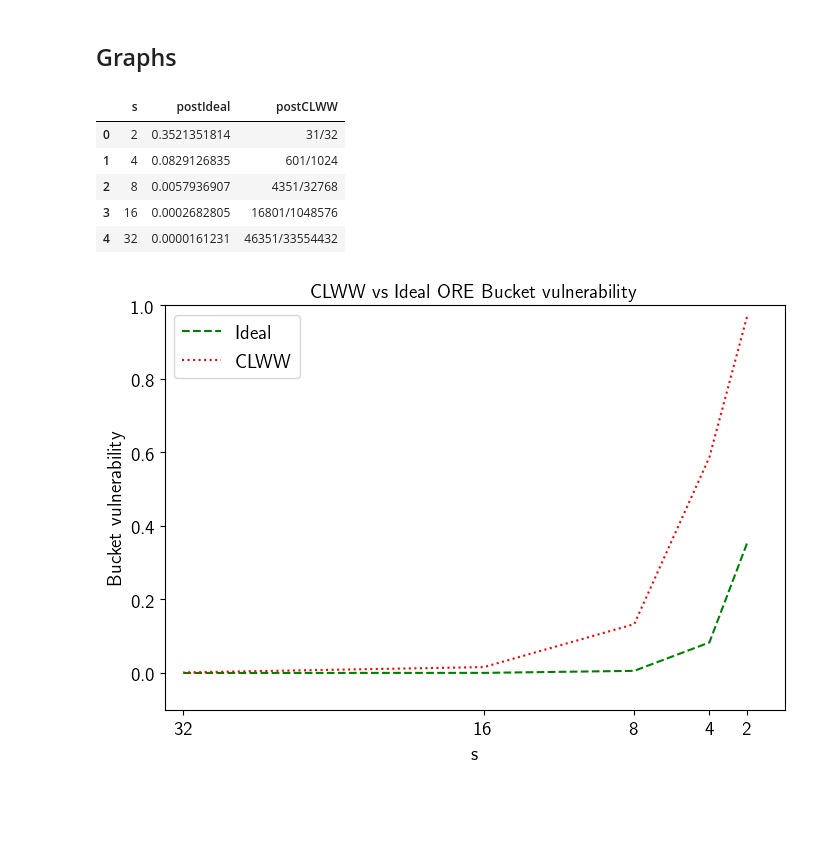
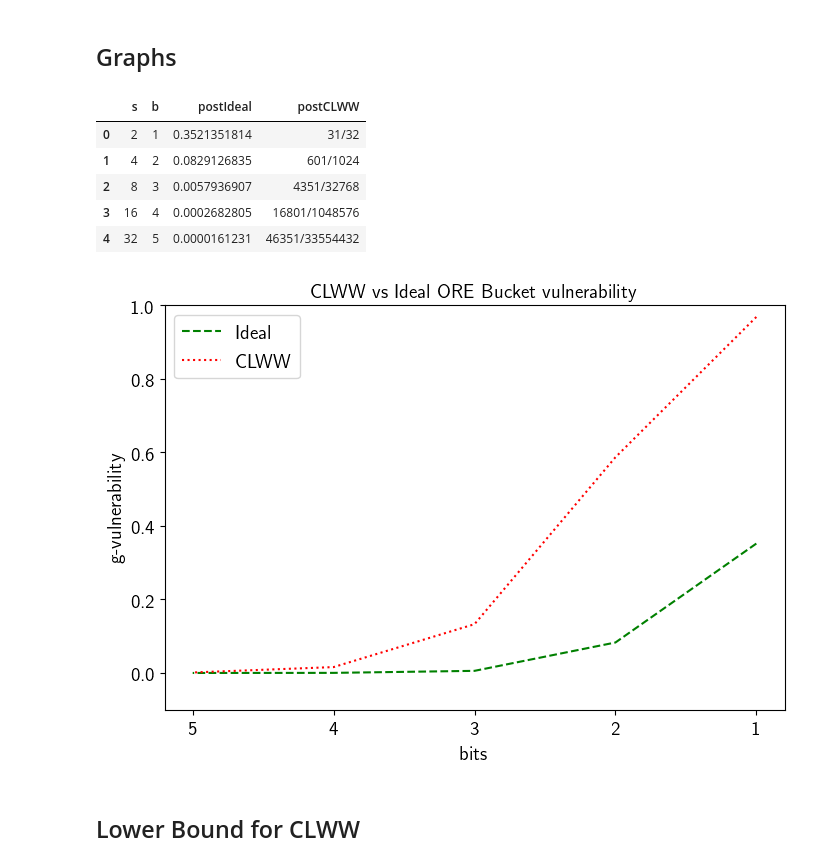
Before and after one commit to majk12/ore, a Jupyter notebook: Bucket.ipynb, the cells around one changed output. Saved outputs shown, nothing was run; the diff lists cells and outputs as text; code cells hidden in the pictures; blank space fills up the shorter version.

Commit message:
bounds w graphs

```diff
--- a/Bucket.ipynb
+++ b/Bucket.ipynb
@@ -81,6 +82,7 @@ rc_fonts = {
 mpl.rcParams.update(rc_fonts)
 # %%
 s_list = [2, 4, 8, 16, 32]
+b_list = [1, 2, 3, 4, 5]
 Ideal_list = [738481/2097152, 347761/4194304, 48601/8388608, 4501/16777216, 541/33554432]
 CLWW_list = []
 n = 5
@@ -101,6 +103,7 @@ clww = uni_ore_clww_bayes(n, k, M)
 CLWW_list.append(clww)
 s_df = pd.DataFrame(
         {'s':s_list,
+         'b':b_list,
          'postIdeal':Ideal_list,
          'postCLWW': CLWW_list
         }
@@ -108,32 +111,32 @@ s_df = pd.DataFrame(
 # %%
 s_df
 # %% [output]
-|  | s | postIdeal | postCLWW |
-| 0 | 2 | 0.3521351814 | 31/32 |
-| 1 | 4 | 0.0829126835 | 601/1024 |
-| 2 | 8 | 0.0057936907 | 4351/32768 |
-| 3 | 16 | 0.0002682805 | 16801/1048576 |
-| 4 | 32 | 0.0000161231 | 46351/33554432 |
+|  | s | b | postIdeal | postCLWW |
+| 0 | 2 | 1 | 0.3521351814 | 31/32 |
+| 1 | 4 | 2 | 0.0829126835 | 601/1024 |
+| 2 | 8 | 3 | 0.0057936907 | 4351/32768 |
+| 3 | 16 | 4 | 0.0002682805 | 16801/1048576 |
+| 4 | 32 | 5 | 0.0000161231 | 46351/33554432 |
 # %%
-def graph_it_bucket(s_range, df):
+def graph_it_bucket(df):
     ax = plt.figure().gca()
-    plt.plot('s', 'postIdeal',
+    plt.plot('b', 'postIdeal',
              color='green',
              data=df,
              linestyle='--',
              marker='',
              label="Ideal")
-    plt.plot('s', 'postCLWW',
+    plt.plot('b', 'postCLWW',
              color='red',
              data=df,
              linestyle='dotted',
              marker='',
              label="CLWW")
-    plt.xlabel('s')
-    plt.xticks(df['s'])
-    plt.xlim(left = 0, right = s_range+1)
+    plt.xlabel('bits')
+    plt.xticks(df['b'])
+    #plt.xlim(left = 0, right = s_range+1)
     plt.gca().invert_xaxis()
-    plt.ylabel('Bucket vulnerability')
+    plt.ylabel('g-vulnerability')
     plt.ylim(bottom=-.1, top = 1)
 
     plt.title('CLWW vs Ideal ORE Bucket vulnerability')
@@ -141,6 +144,8 @@ def graph_it_bucket(s_range, df):
     plt.show()
     plt.close()
 # %%
-graph_it_bucket(32, s_df)
+graph_it_bucket(s_df)
 # %% [output]
-[figure, old version]
+[figure, new version]
+# %% [markdown]
+## Lower Bound for CLWW
```
Also changed, not shown: parts of 12 cells of this notebook.
